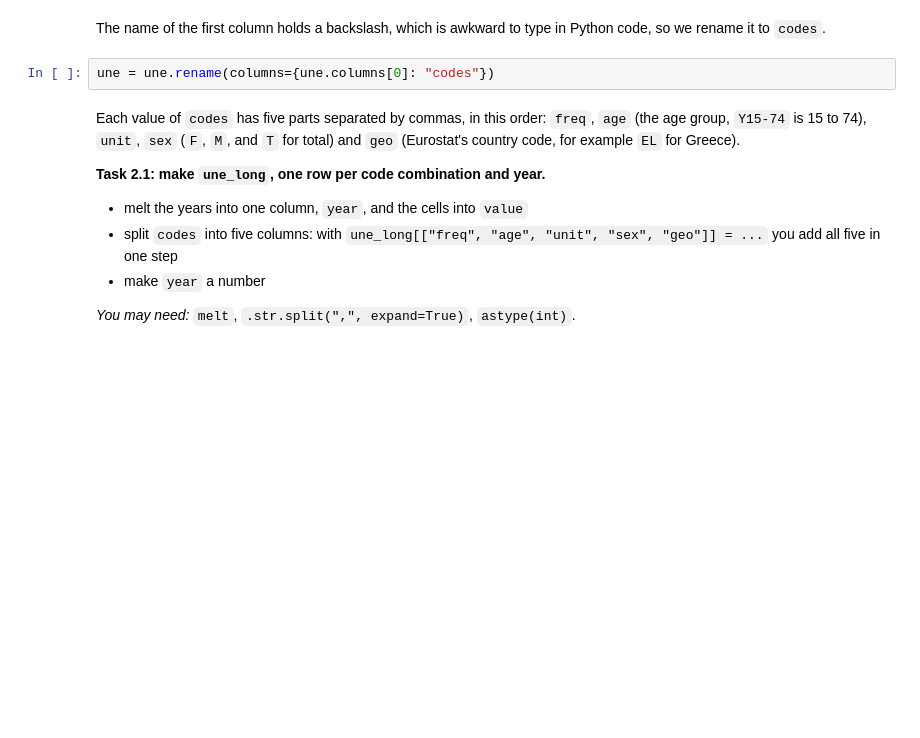
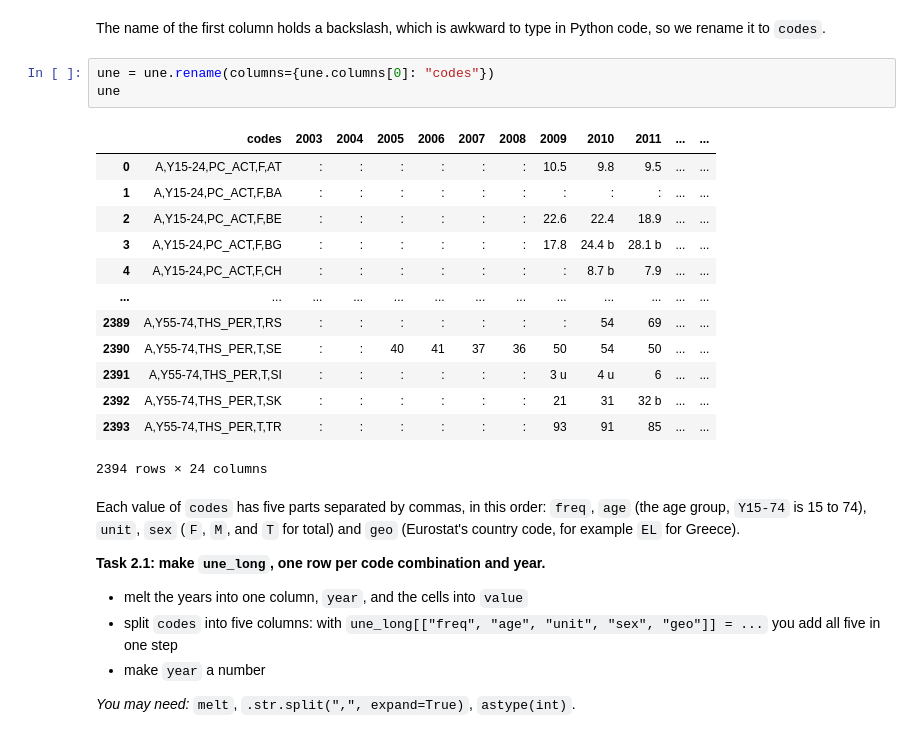
Before and after one commit to stat163-2026t1/artem-practice-week5, a Jupyter notebook: practice.ipynb, the cells around one changed output. Drawn from its saved outputs; the diff is of its cells as text; blank space fills up the shorter version.

```diff
--- a/practice.ipynb
+++ b/practice.ipynb
@@ -172,6 +277,21 @@ The name of the first column holds a backslash, which is awkward to type in Pyth
 we rename it to `codes`.
 # %%
 une = une.rename(columns={une.columns[0]: "codes"})
+une
+# %% [output]
+|  | codes | 2003 | 2004 | 2005 | 2006 | 2007 | 2008 | 2009 | 2010 | 2011 | ... | ... |
+| 0 | A,Y15-24,PC_ACT,F,AT | : | : | : | : | : | : | 10.5 | 9.8 | 9.5 | ... | ... |
+| 1 | A,Y15-24,PC_ACT,F,BA | : | : | : | : | : | : | : | : | : | ... | ... |
+| 2 | A,Y15-24,PC_ACT,F,BE | : | : | : | : | : | : | 22.6 | 22.4 | 18.9 | ... | ... |
+| 3 | A,Y15-24,PC_ACT,F,BG | : | : | : | : | : | : | 17.8 | 24.4 b | 28.1 b | ... | ... |
+| 4 | A,Y15-24,PC_ACT,F,CH | : | : | : | : | : | : | : | 8.7 b | 7.9 | ... | ... |
+| ... | ... | ... | ... | ... | ... | ... | ... | ... | ... | ... | ... | ... |
+| 2389 | A,Y55-74,THS_PER,T,RS | : | : | : | : | : | : | : | 54 | 69 | ... | ... |
+| 2390 | A,Y55-74,THS_PER,T,SE | : | : | 40 | 41 | 37 | 36 | 50 | 54 | 50 | ... | ... |
+| 2391 | A,Y55-74,THS_PER,T,SI | : | : | : | : | : | : | 3 u | 4 u | 6 | ... | ... |
+| 2392 | A,Y55-74,THS_PER,T,SK | : | : | : | : | : | : | 21 | 31 | 32 b | ... | ... |
+| 2393 | A,Y55-74,THS_PER,T,TR | : | : | : | : | : | : | 93 | 91 | 85 | ... | ... |
+2394 rows × 24 columns
 # %% [markdown]
 Each value of `codes` has five parts separated by commas, in this order: `freq`, `age` (the age group, `Y15-74` is 15 to 74), `unit`, `sex`
 (`F`, `M`, and `T` for total) and `geo` (Eurostat's country code, for example `EL` for
```
Also changed, not shown: parts of 17 cells of this notebook.
